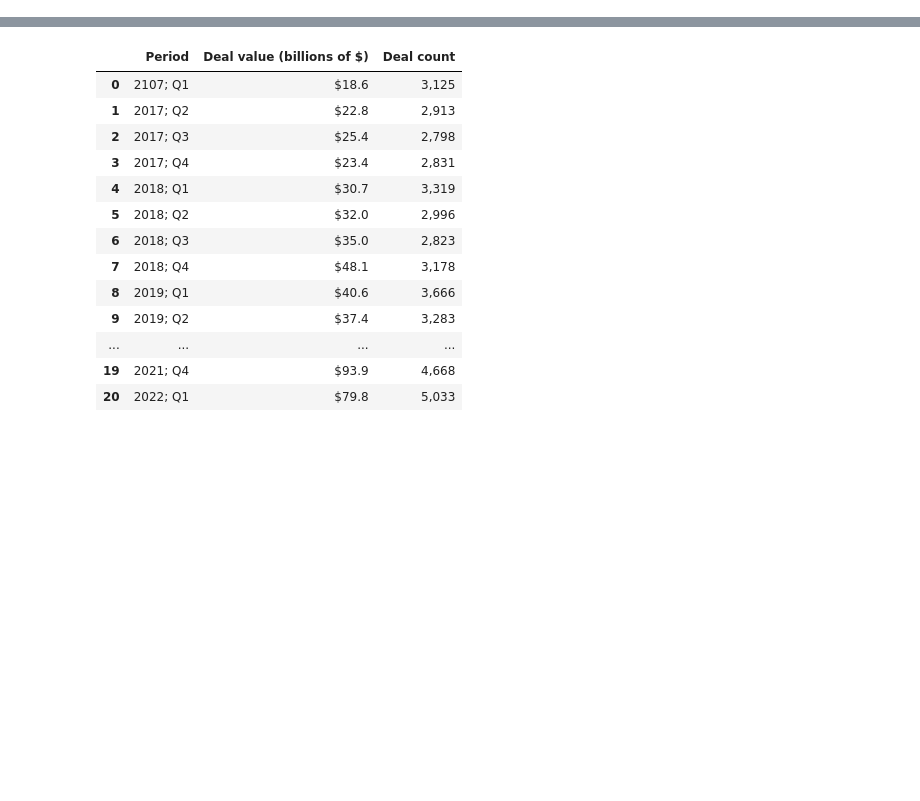
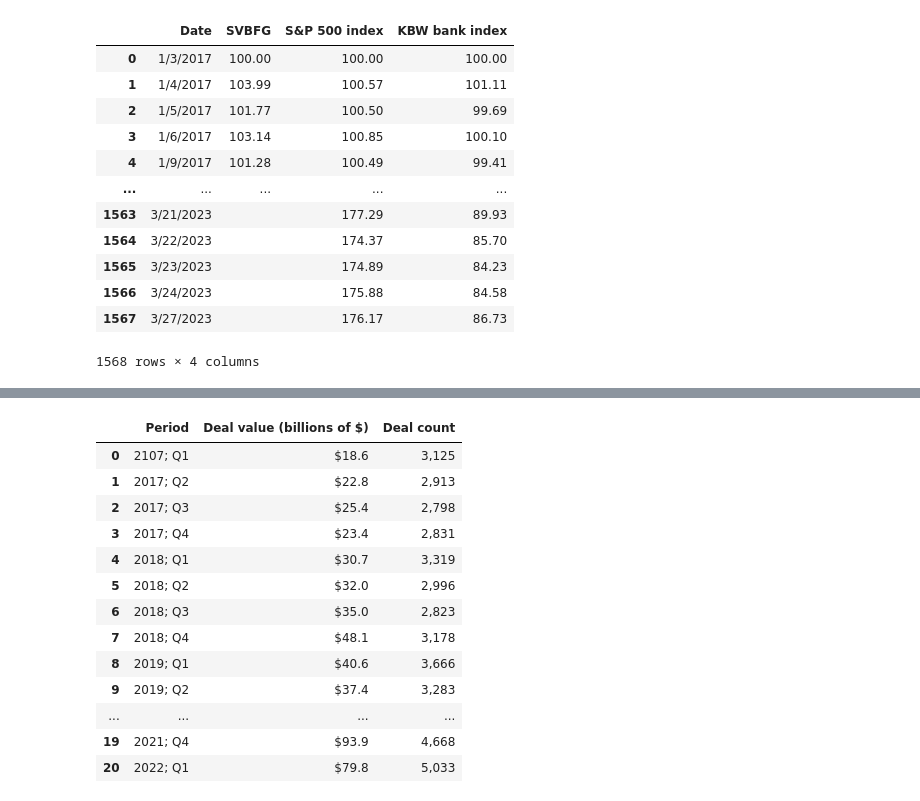
Before and after one commit to deagnani/Silicon-Valley-Failure, a Jupyter notebook: webscrappingprojekt1 (2).ipynb, the cells around one changed output, grey strips where cells are left out. Saved outputs shown, nothing was run; the diff lists cells and outputs as text; code cells hidden in the pictures; blank space fills up the shorter version.

```diff
--- a/webscrappingprojekt1 (2).ipynb
+++ b/webscrappingprojekt1 (2).ipynb
@@ -38,3 +1,48 @@ Requirement already satisfied: soupsieve>1.2 in c:\users\deivi\appdata\local\pro
+# %%
+import pandas as pd
+import requests
+from bs4 import BeautifulSoup
+url = "https://www.federalreserve.gov/publications/2023-April-SVB-Accessibility-Tables.htm#xfigurea-1-totalassetsgrowthindex-21cafb4b"
+
+
+response = requests.get(url)
+response.raise_for_status()
+
+
+soup = BeautifulSoup(response.content, 'html.parser')
+
+table = soup.find('table', id="c1c8c3ef")
+if table is None:
+    print("No table found with the specified attributes.")
+else:
+    data_list = []
+    headers = [header.get_text(strip=True) for header in table.find_all('th')]
+
+    for row in table.find_all('tr')[1:]:
+        columns = row.find_all(['th', 'td'])
+        if not columns:
+            continue
+        row_data = {headers[i]: columns[i].get_text(strip=True) for i in range(len(columns))}
+        data_list.append(row_data)
+
+
+    stock_price_performance1 = pd.DataFrame(data_list)
+
+stock_price_performance1
+# %% [output]
+|  | Date | SVBFG | S&P 500 index | KBW bank index |
+| 0 | 1/3/2017 | 100.00 | 100.00 | 100.00 |
+| 1 | 1/4/2017 | 103.99 | 100.57 | 101.11 |
+| 2 | 1/5/2017 | 101.77 | 100.50 | 99.69 |
+| 3 | 1/6/2017 | 103.14 | 100.85 | 100.10 |
+| 4 | 1/9/2017 | 101.28 | 100.49 | 99.41 |
+| ... | ... | ... | ... | ... |
+| 1563 | 3/21/2023 |  | 177.29 | 89.93 |
+| 1564 | 3/22/2023 |  | 174.37 | 85.70 |
+| 1565 | 3/23/2023 |  | 174.89 | 84.23 |
+| 1566 | 3/24/2023 |  | 175.88 | 84.58 |
+| 1567 | 3/27/2023 |  | 176.17 | 86.73 |
+1568 rows × 4 columns
 # %%
 import requests
 
```
Also changed, not shown: parts of 20 cells of this notebook.
